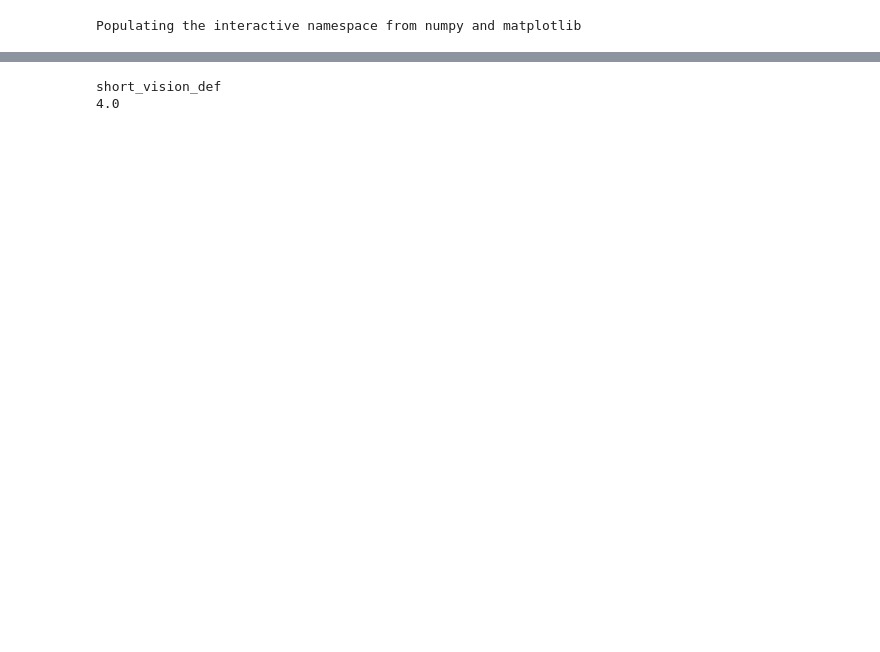
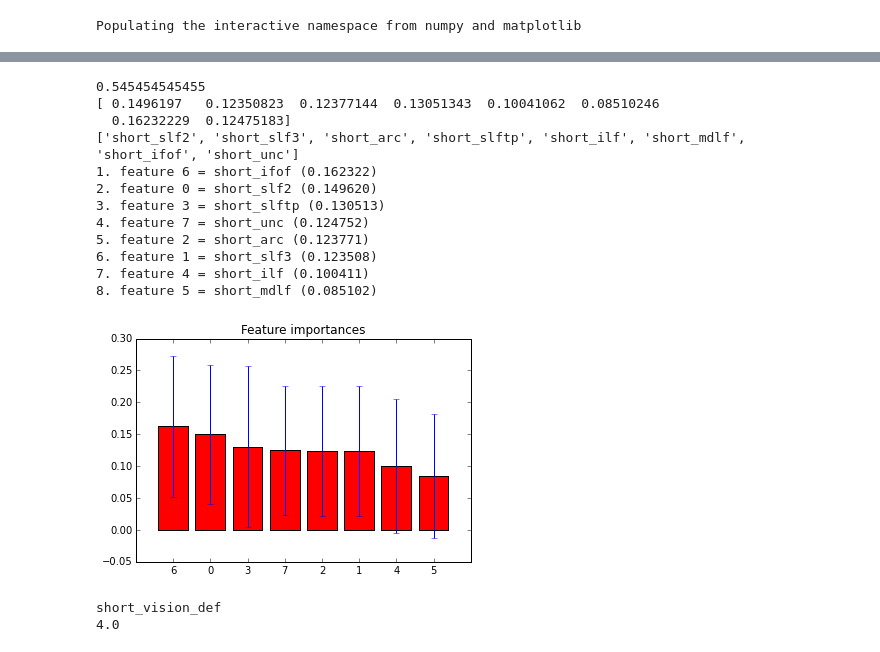
Before and after one commit to akeshavan/myscripts, a Jupyter notebook: neurosurgery_trees/Deficit_Prediction_EduCohort.ipynb, the cells around one changed output, grey strips where cells are left out. Cells and saved outputs as stored; diff of their text form; code cells hidden in the pictures; blank space fills up the shorter version.

```diff
--- a/neurosurgery_trees/Deficit_Prediction_EduCohort.ipynb
+++ b/neurosurgery_trees/Deficit_Prediction_EduCohort.ipynb
@@ -153,6 +214,22 @@ IFrame(name+'.pdf',width=700,height=500)
 short_lang_def
 13.0
 [interactive output not drawn]
+# %%
+importances, meanaccuracy = doforest(shortx[:,:-4], shorty[:,2], shortfeat[:-4], "shortLANGUAGE_forest")
+# %% [output]
+0.545454545455
+[ 0.1496197   0.12350823  0.12377144  0.13051343  0.10041062  0.08510246
+  0.16232229  0.12475183]
+['short_slf2', 'short_slf3', 'short_arc', 'short_slftp', 'short_ilf', 'short_mdlf', 'short_ifof', 'short_unc']
+1. feature 6 = short_ifof (0.162322)
+2. feature 0 = short_slf2 (0.149620)
+3. feature 3 = short_slftp (0.130513)
+4. feature 7 = short_unc (0.124752)
+5. feature 2 = short_arc (0.123771)
+6. feature 1 = short_slf3 (0.123508)
+7. feature 4 = short_ilf (0.100411)
+8. feature 5 = short_mdlf (0.085102)
+[figure, added]
 # %%
 name = "shortOPTIC"
 deficit = 3
```
Also changed, not shown: parts of 18 cells of this notebook.
